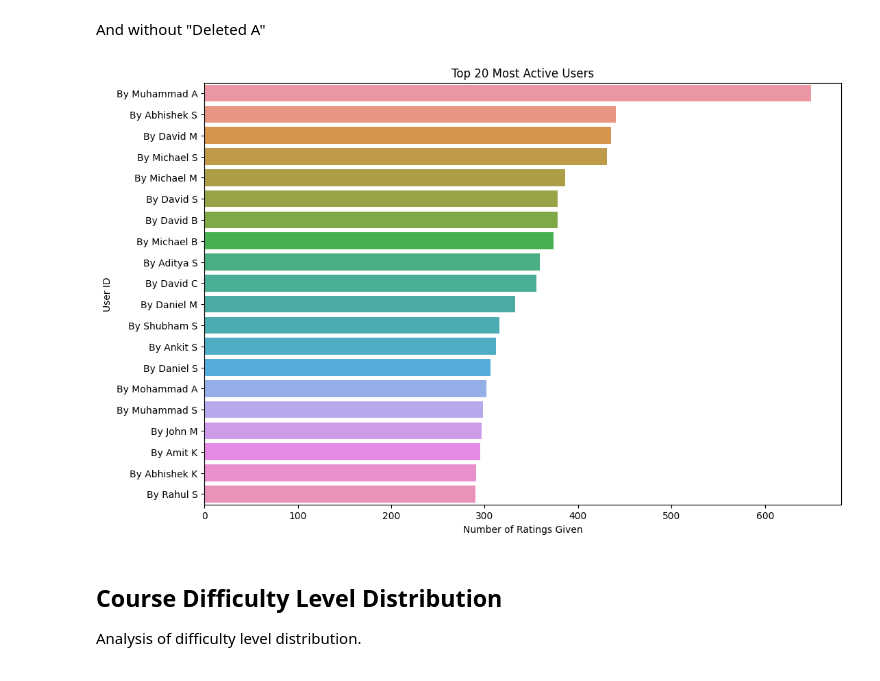
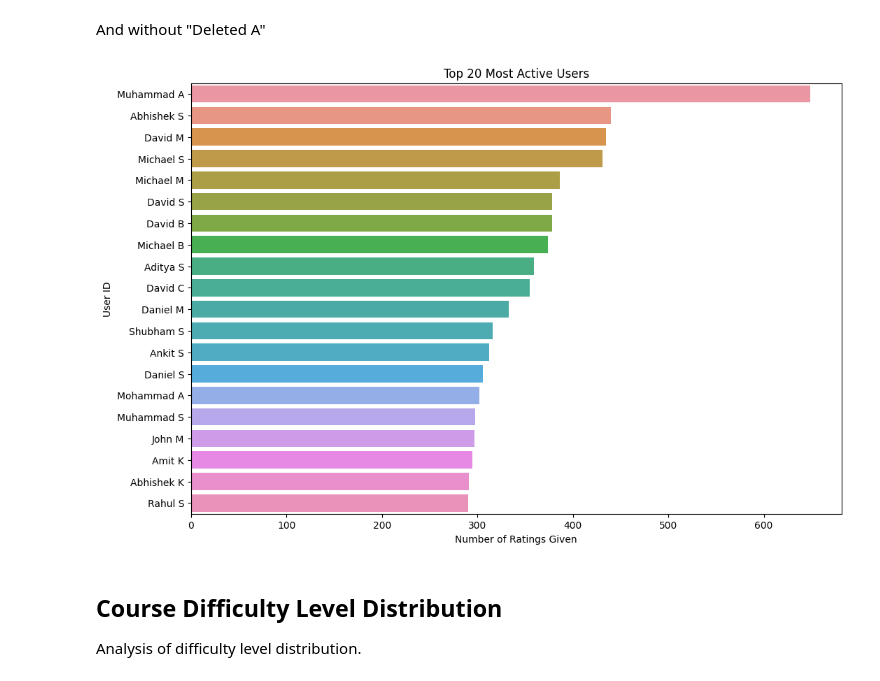
Before and after one commit to franciszac-dlc/comp9727-project, a Jupyter notebook: notebooks/BasicEDA.ipynb, the cells around one changed output. Saved outputs shown, nothing was run; the diff lists cells and outputs as text; code cells hidden in the pictures.

```diff
--- a/notebooks/BasicEDA.ipynb
+++ b/notebooks/BasicEDA.ipynb
@@ -8,9 +8,9 @@ import matplotlib.pyplot as plt
 import seaborn as sns
 # %%
 
-courses_file = '../data/Coursera_courses.csv'
-coursedata_file = '../data/Coursera.csv'
-ratings_file = '../data/Coursera_reviews.csv'
+courses_file = 'data/Coursera_courses.csv'
+coursedata_file = 'data/Coursera.csv'
+ratings_file = 'data/Coursera_reviews.csv'
 
 df_courses = pd.read_csv(courses_file)
 df_coursedata = pd.read_csv(coursedata_file)
@@ -114,17 +188,20 @@ And without "Deleted A"
 # %%
 df_ratings_fixed = df_ratings.copy()
 # Removing "Deleted A" reviewers
 df_ratings_fixed = df_ratings_fixed[df_ratings_fixed['reviewers'] != 'By Deleted A']
+
+# removing "By " from reviewers
+df_ratings_fixed['reviewers'] = df_ratings_fixed['reviewers'].str.split(' ').str[1:].str.join(' ')
 
 user_activity = df_ratings_fixed['reviewers'].value_counts().head(20)
 plt.figure(figsize=(12, 8))
 sns.barplot(x=user_activity.values, y=user_activity.index)
 plt.title('Top 20 Most Active Users')
 plt.xlabel('Number of Ratings Given')
 plt.ylabel('User ID')
 plt.show()
 # %% [output]
-[figure, old version]
+[figure, new version]
 # %% [markdown]
 ## Course Difficulty Level Distribution
 Analysis of difficulty level distribution.
```
Also changed, not shown: parts of 15 cells of this notebook, 3 other files.
